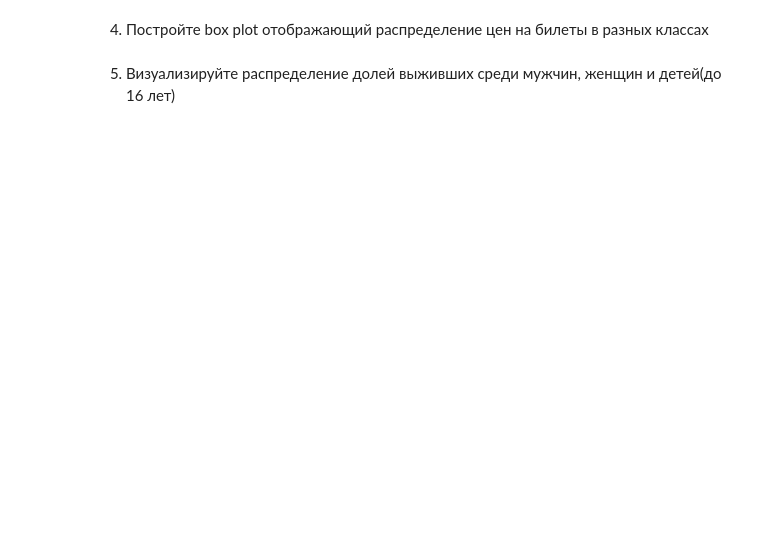
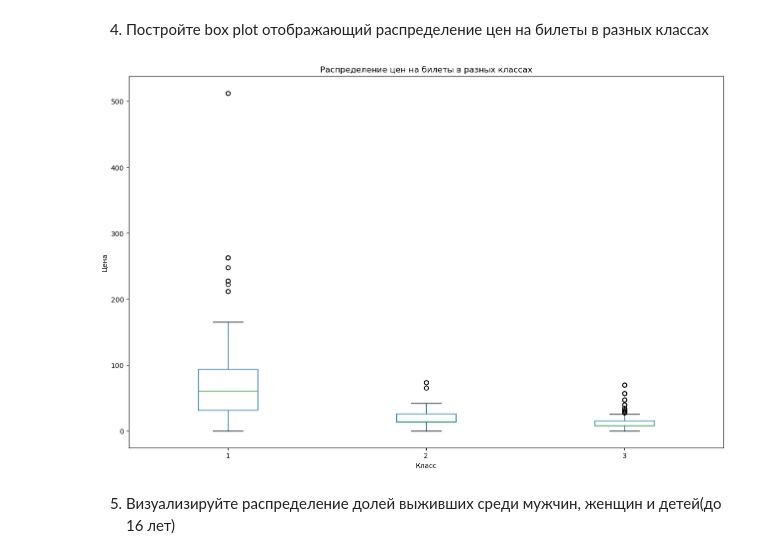
Before and after one commit to ivanboitsov/ML-Practise, a Jupyter notebook: Labs/Lab01/Lab1-5.ipynb, the cells around one changed output. Cells and saved outputs as stored; diff of their text form; code cells hidden in the pictures; blank space fills up the shorter version.

```diff
--- a/Labs/Lab01/Lab1-5.ipynb
+++ b/Labs/Lab01/Lab1-5.ipynb
@@ -399,4 +454,15 @@ print("Выживаемость молодых мужчин:", yong_man, '\n'
 # %% [markdown]
 4. Постройте box plot отображающий распределение цен на билеты в разных классах
+# %%
+df.boxplot(column='Fare', by='Pclass', grid=False, figsize=(15, 10))
+
+plt.title('Распределение цен на билеты в разных классах')
+plt.suptitle('')  # Убираем верхний заголовок
+plt.xlabel('Класс')
+plt.ylabel('Цена')
+
+plt.show()
+# %% [output]
+[figure, added]
 # %% [markdown]
 5. Визуализируйте распределение долей выживших среди мужчин, женщин и детей(до 16 лет)
```
Also changed, not shown: parts of 13 cells of this notebook.
